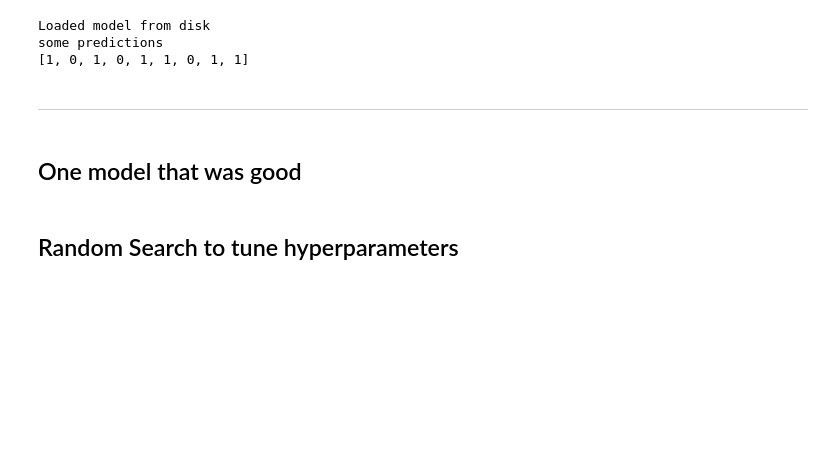
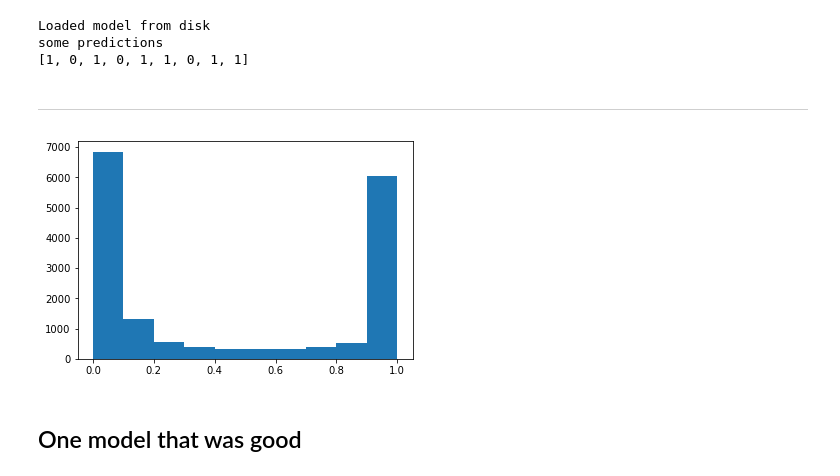
Before and after one commit to ppmdatix/ChallengeIA, a Jupyter notebook: ChallengeIA.ipynb, the cells around one changed output. Cells and saved outputs as stored; diff of their text form; code cells hidden in the pictures; blank space fills up the shorter version.

```diff
--- a/ChallengeIA.ipynb
+++ b/ChallengeIA.ipynb
@@ -256,6 +354,14 @@ some predictions
 [1, 0, 1, 0, 1, 1, 0, 1, 1]
 # %% [markdown]
 -------
+# %%
+pred = modelCNN.predict(x_test)
+# %%
+plt.hist(pred)
+plt.show()
+plt.close()
+# %% [output]
+[figure, added]
 # %% [markdown]
 ## One model that was good
 # %%
@@ -291,5 +397,3 @@ modelBW.add(Activation("relu"))
 modelBW.compile(loss='mse',
               optimizer='rmsprop',
               metrics=['accuracy'])
-# %% [markdown]
-## Random Search to tune hyperparameters
```
Also changed, not shown: parts of 24 cells of this notebook, 3 other files.
